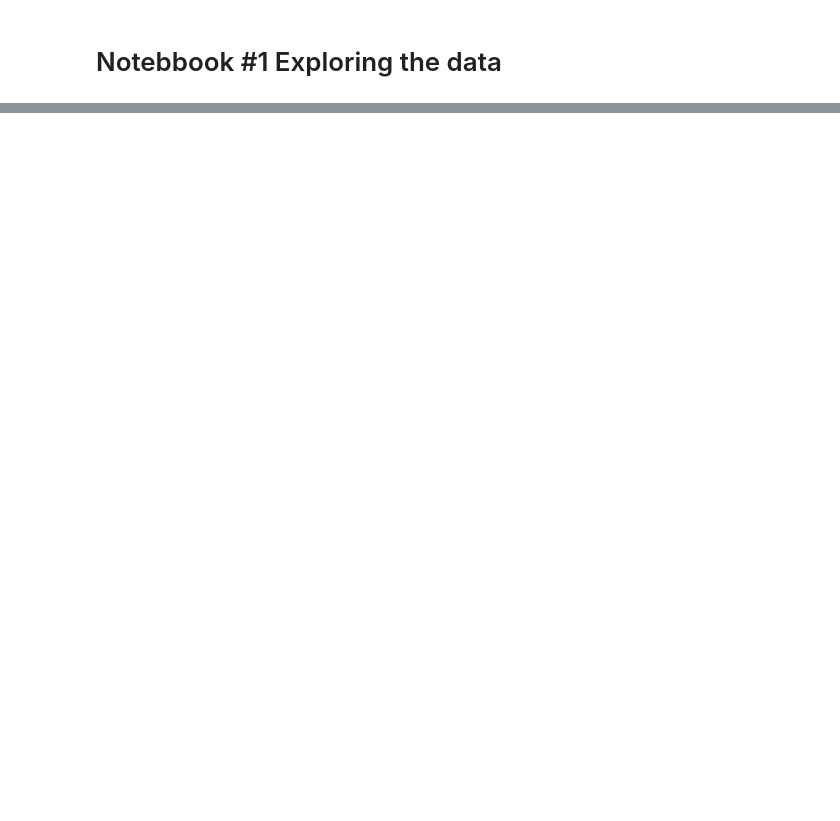
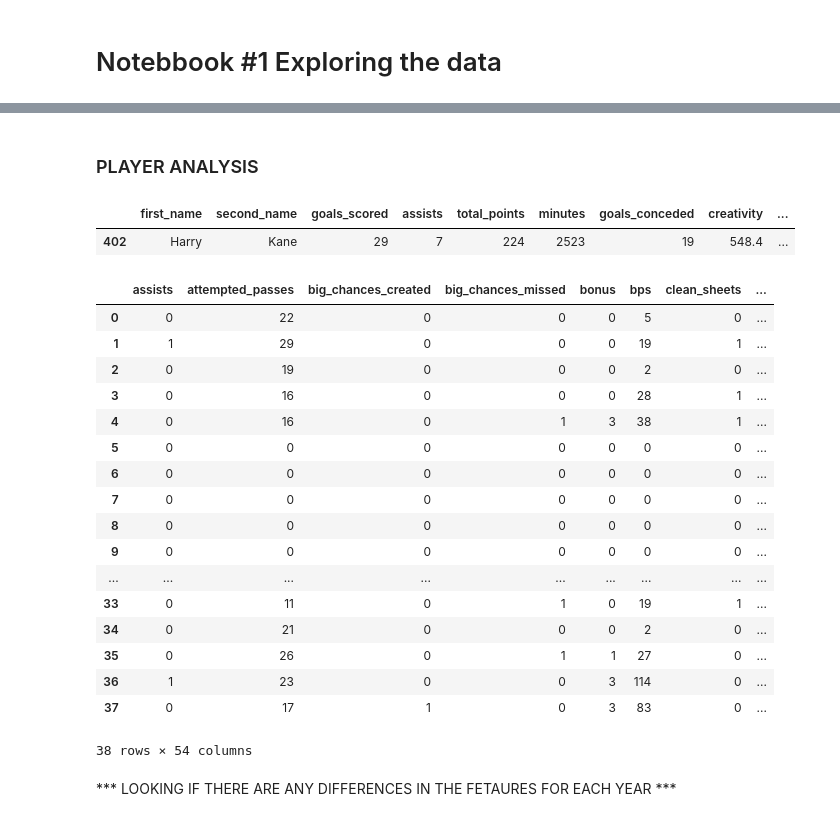
Before and after one commit to 1kruidenp/fflpred, a Jupyter notebook: notebooks/first_notebook.ipynb, the cells around one changed output, grey strips where cells are left out. Cells and saved outputs as stored; diff of their text form; code cells hidden in the pictures; blank space fills up the shorter version.

Commit message:
first notebook

```diff
--- a/notebooks/first_notebook.ipynb
+++ b/notebooks/first_notebook.ipynb
@@ -23,0 +152,8 @@ cp2016_17
+# %% [markdown]
+### PLAYER ANALYSIS
+# %%
+kane_17 = pd.read_csv("../raw_data/2016-17/players/Harry_Kane/gw.csv")
+kane_18 = pd.read_csv("../raw_data/2017-18/players/Harry_Kane/gw.csv")
+kane_19 = pd.read_csv("../raw_data/2018-19/players/Harry_Kane_372/gw.csv")
+kane_20 = pd.read_csv("../raw_data/2019-20/players/Harry_Kane_338/gw.csv")
+kane_21 = pd.read_csv("../raw_data/2020-21/players/Harry_Kane_388/gw.csv")
@@ -23,0 +163,28 @@ cp2016_17
+# %%
+clean_kane_17
+# %% [output]
+|  | first_name | second_name | goals_scored | assists | total_points | minutes | goals_conceded | creativity | ... |
+| 402 | Harry | Kane | 29 | 7 | 224 | 2523 | 19 | 548.4 | ... |
+# %%
+kane_17
+# %% [output]
+|  | assists | attempted_passes | big_chances_created | big_chances_missed | bonus | bps | clean_sheets | ... |
+| 0 | 0 | 22 | 0 | 0 | 0 | 5 | 0 | ... |
+| 1 | 1 | 29 | 0 | 0 | 0 | 19 | 1 | ... |
+| 2 | 0 | 19 | 0 | 0 | 0 | 2 | 0 | ... |
+| 3 | 0 | 16 | 0 | 0 | 0 | 28 | 1 | ... |
+| 4 | 0 | 16 | 0 | 1 | 3 | 38 | 1 | ... |
+| 5 | 0 | 0 | 0 | 0 | 0 | 0 | 0 | ... |
+| 6 | 0 | 0 | 0 | 0 | 0 | 0 | 0 | ... |
+| 7 | 0 | 0 | 0 | 0 | 0 | 0 | 0 | ... |
+| 8 | 0 | 0 | 0 | 0 | 0 | 0 | 0 | ... |
+| 9 | 0 | 0 | 0 | 0 | 0 | 0 | 0 | ... |
+| ... | ... | ... | ... | ... | ... | ... | ... | ... |
+| 33 | 0 | 11 | 0 | 1 | 0 | 19 | 1 | ... |
+| 34 | 0 | 21 | 0 | 0 | 0 | 2 | 0 | ... |
+| 35 | 0 | 26 | 0 | 1 | 1 | 27 | 0 | ... |
+| 36 | 1 | 23 | 0 | 0 | 3 | 114 | 0 | ... |
+| 37 | 0 | 17 | 1 | 0 | 3 | 83 | 0 | ... |
+38 rows × 54 columns
+# %% [markdown]
+*** LOOKING IF THERE ARE ANY DIFFERENCES IN THE FETAURES FOR EACH YEAR ***
```
Also changed, not shown: parts of 36 cells of this notebook.
